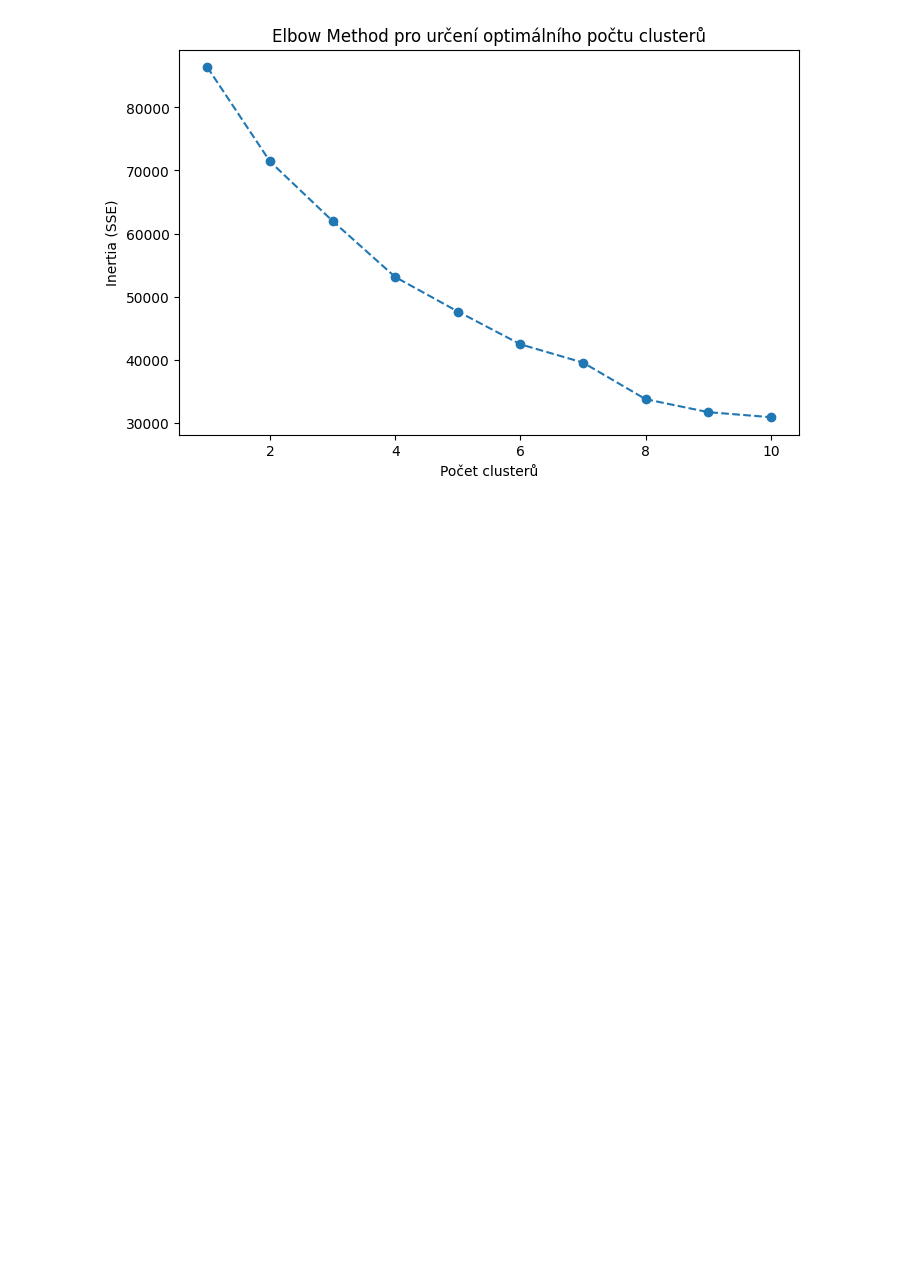
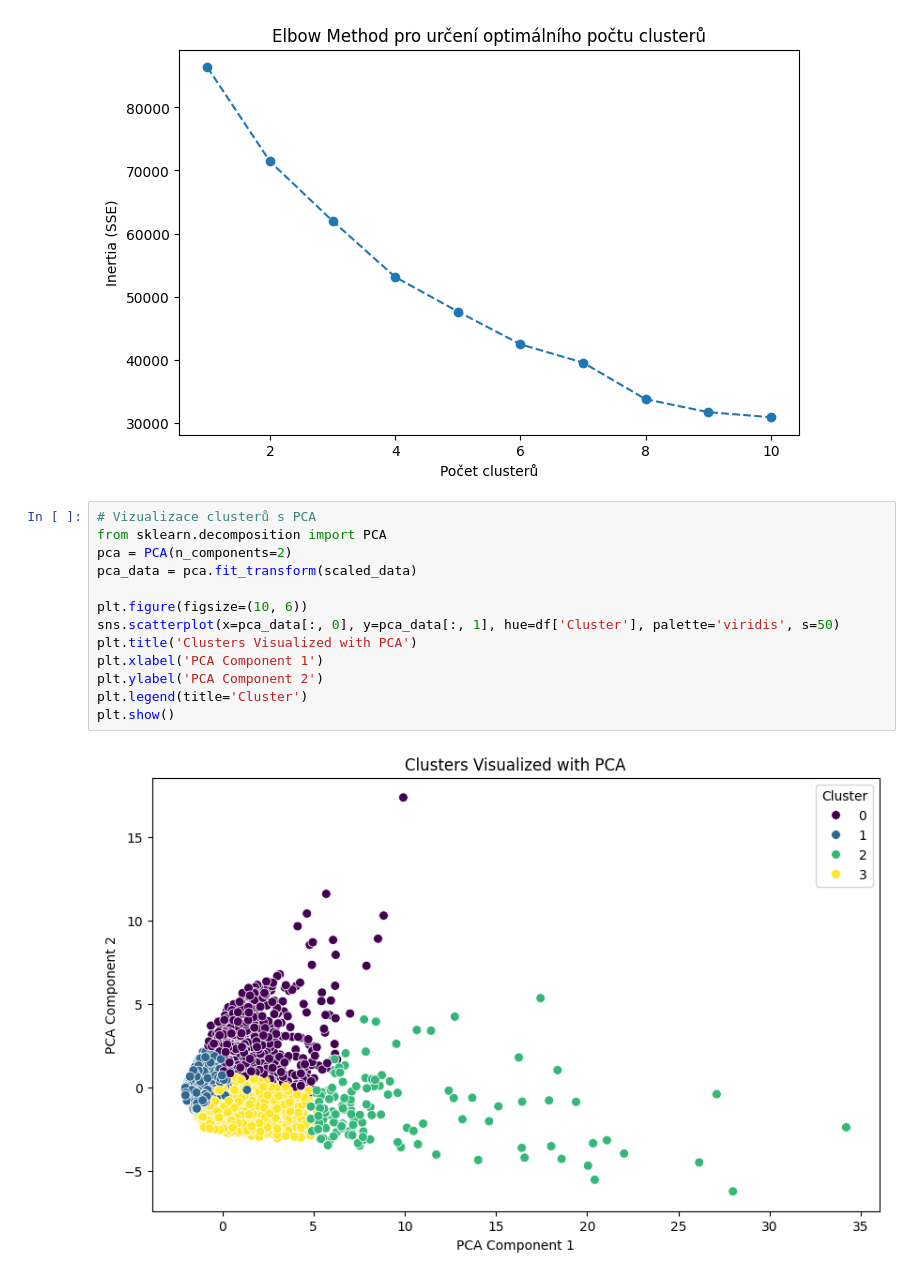
Before and after one commit to z1gyy/Data-Analysis, a Jupyter notebook: credit.ipynb, the cells around one changed output. Cells and saved outputs as stored; diff of their text form; blank space fills up the shorter version.

```diff
--- a/credit.ipynb
+++ b/credit.ipynb
@@ -265,3 +265,18 @@ plt.ylabel('Inertia (SSE)')
 plt.show()
 # %% [output]
 [figure]
+# %%
+# Vizualizace clusterů s PCA
+from sklearn.decomposition import PCA
+pca = PCA(n_components=2)
+pca_data = pca.fit_transform(scaled_data)
+
+plt.figure(figsize=(10, 6))
+sns.scatterplot(x=pca_data[:, 0], y=pca_data[:, 1], hue=df['Cluster'], palette='viridis', s=50)
+plt.title('Clusters Visualized with PCA')
+plt.xlabel('PCA Component 1')
+plt.ylabel('PCA Component 2')
+plt.legend(title='Cluster')
+plt.show()
+# %% [output]
+[figure, added]
```
Also changed, not shown: parts of 10 cells of this notebook.
